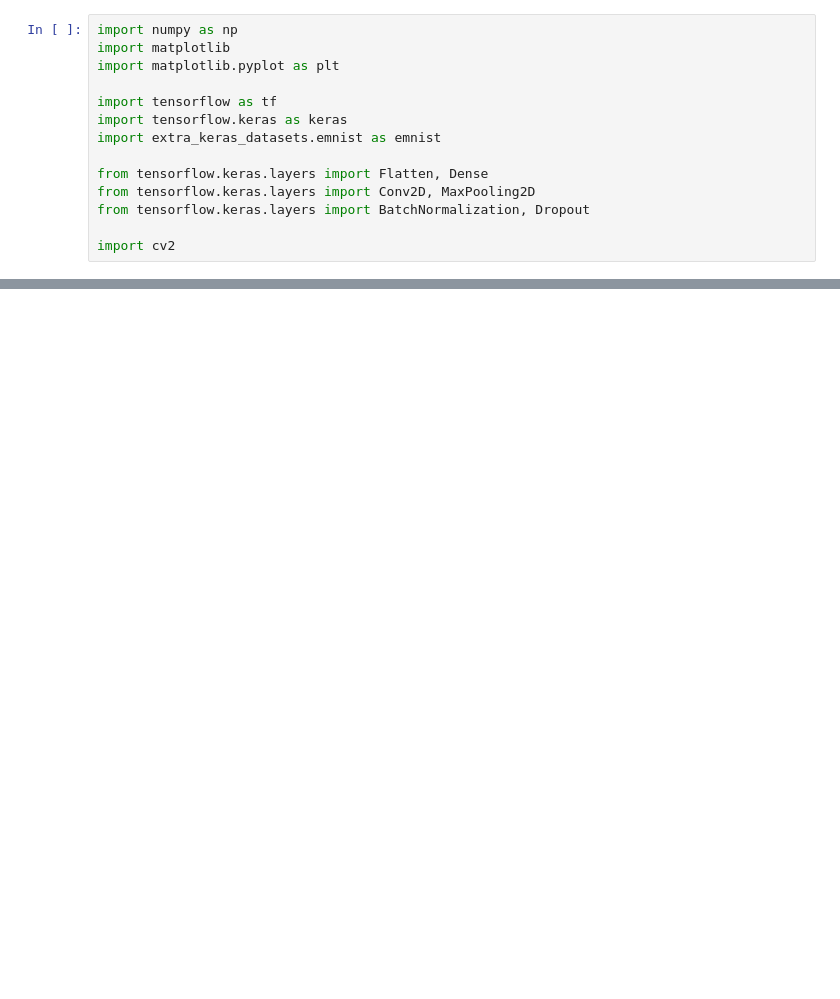
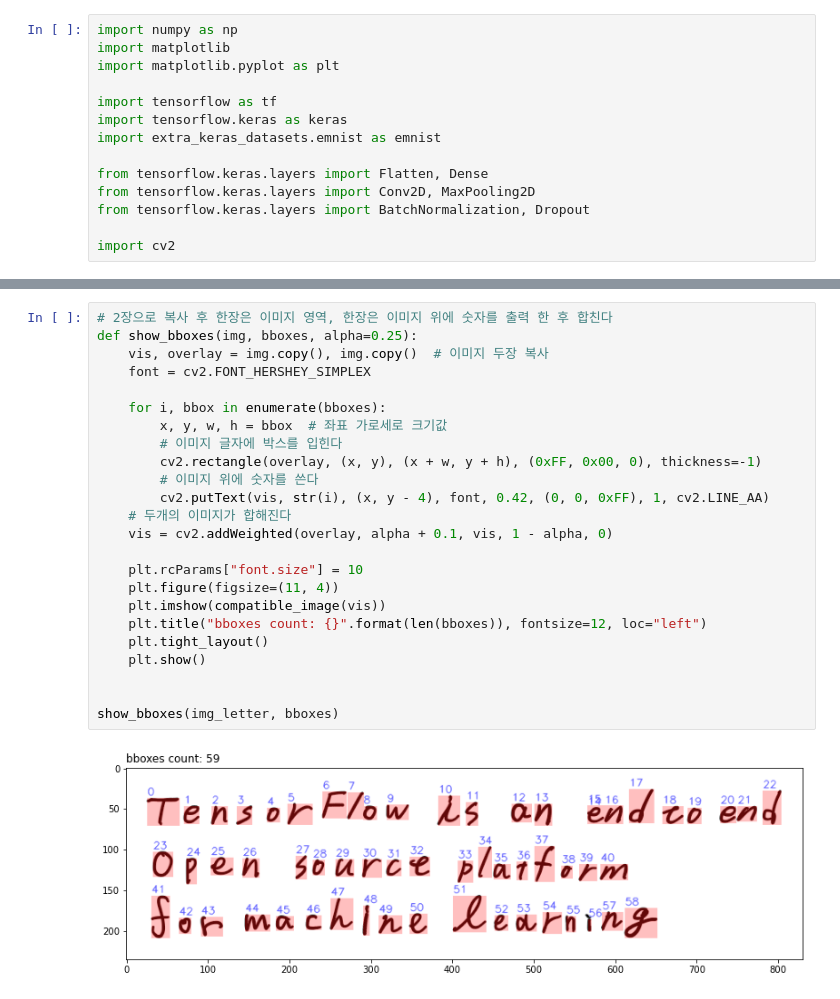
Before and after one commit to mafls122/TIL, a Jupyter notebook: Deep Learning/My_applicate.ipynb, the cells around one changed output, grey strips where cells are left out. Cells and saved outputs as stored; diff of their text form; blank space fills up the shorter version.

```diff
--- a/Deep Learning/My_applicate.ipynb
+++ b/Deep Learning/My_applicate.ipynb
@@ -66,0 +120,26 @@ cv2.destroyAllWindows()
+# %%
+# 2장으로 복사 후 한장은 이미지 영역, 한장은 이미지 위에 숫자를 출력 한 후 합친다
+def show_bboxes(img, bboxes, alpha=0.25):
+    vis, overlay = img.copy(), img.copy()  # 이미지 두장 복사
+    font = cv2.FONT_HERSHEY_SIMPLEX
+
+    for i, bbox in enumerate(bboxes):
+        x, y, w, h = bbox  # 좌표 가로세로 크기값
+        # 이미지 글자에 박스를 입힌다
+        cv2.rectangle(overlay, (x, y), (x + w, y + h), (0xFF, 0x00, 0), thickness=-1)
+        # 이미지 위에 숫자를 쓴다
+        cv2.putText(vis, str(i), (x, y - 4), font, 0.42, (0, 0, 0xFF), 1, cv2.LINE_AA)
+    # 두개의 이미지가 합해진다
+    vis = cv2.addWeighted(overlay, alpha + 0.1, vis, 1 - alpha, 0)
+
+    plt.rcParams["font.size"] = 10
+    plt.figure(figsize=(11, 4))
+    plt.imshow(compatible_image(vis))
+    plt.title("bboxes count: {}".format(len(bboxes)), fontsize=12, loc="left")
+    plt.tight_layout()
+    plt.show()
+
+
+show_bboxes(img_letter, bboxes)
+# %% [output]
+[figure, added]
```
Also changed, not shown: parts of 12 cells of this notebook, 1 other file.
